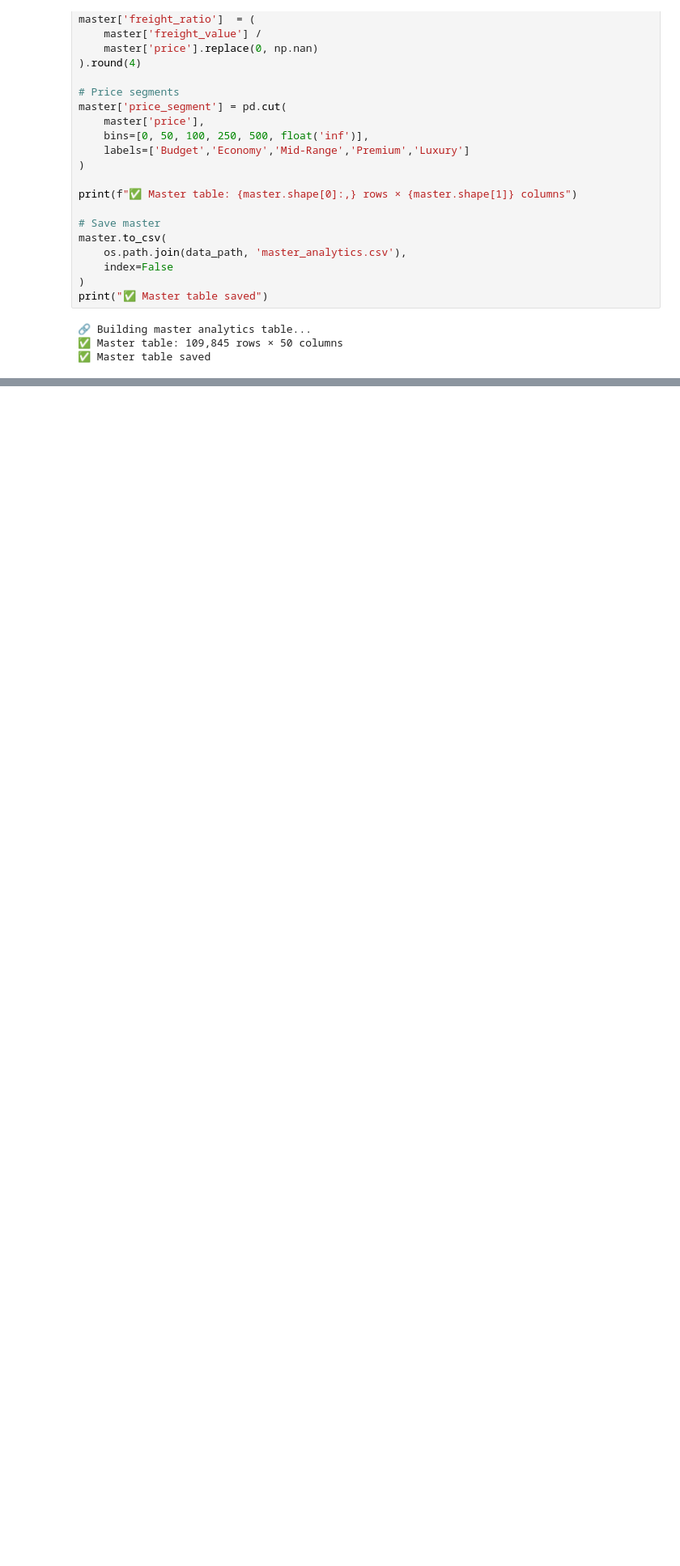
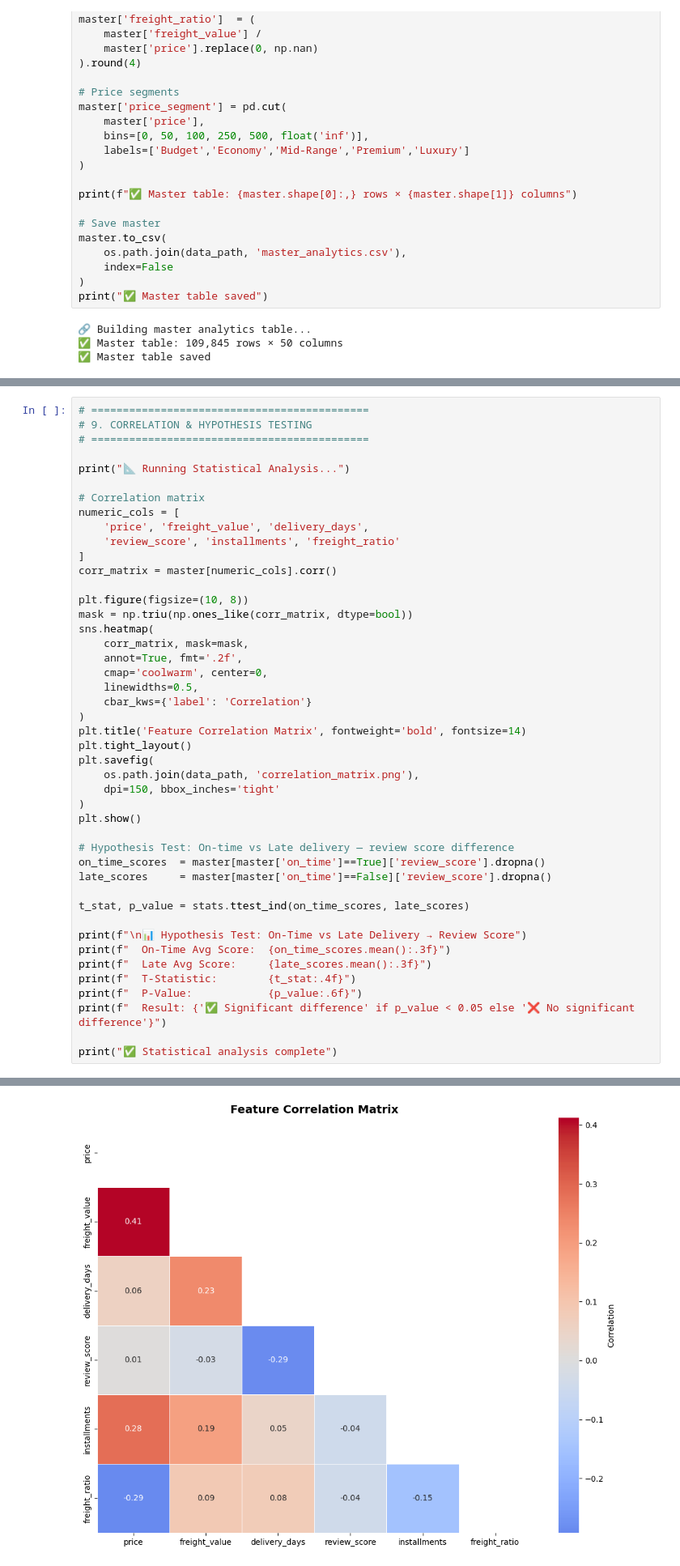
Before and after one commit to rajshree23d/Ecommerce-data-analysis, a Jupyter notebook: Data_profiling.ipynb, the cells around one changed output, grey strips where cells are left out. Shown at 81% size. Cells and saved outputs as stored; diff of their text form; blank space fills up the shorter version.

```diff
--- a/Data_profiling.ipynb
+++ b/Data_profiling.ipynb
@@ -344,0 +716,46 @@ print("✅ Master table saved")
+# %%
+# ============================================
+# 9. CORRELATION & HYPOTHESIS TESTING
+# ============================================
+
+print("📐 Running Statistical Analysis...")
+
+# Correlation matrix
+numeric_cols = [
+    'price', 'freight_value', 'delivery_days',
+    'review_score', 'installments', 'freight_ratio'
+]
+corr_matrix = master[numeric_cols].corr()
+
+plt.figure(figsize=(10, 8))
+mask = np.triu(np.ones_like(corr_matrix, dtype=bool))
+sns.heatmap(
+    corr_matrix, mask=mask,
+    annot=True, fmt='.2f',
+    cmap='coolwarm', center=0,
+    linewidths=0.5,
+    cbar_kws={'label': 'Correlation'}
+)
+plt.title('Feature Correlation Matrix', fontweight='bold', fontsize=14)
+plt.tight_layout()
+plt.savefig(
+    os.path.join(data_path, 'correlation_matrix.png'),
+    dpi=150, bbox_inches='tight'
+)
+plt.show()
+
+# Hypothesis Test: On-time vs Late delivery — review score difference
+on_time_scores  = master[master['on_time']==True]['review_score'].dropna()
+late_scores     = master[master['on_time']==False]['review_score'].dropna()
+
+t_stat, p_value = stats.ttest_ind(on_time_scores, late_scores)
+
+print(f"\n📊 Hypothesis Test: On-Time vs Late Delivery → Review Score")
+print(f"  On-Time Avg Score:  {on_time_scores.mean():.3f}")
+print(f"  Late Avg Score:     {late_scores.mean():.3f}")
+print(f"  T-Statistic:        {t_stat:.4f}")
+print(f"  P-Value:            {p_value:.6f}")
+print(f"  Result: {'✅ Significant difference' if p_value < 0.05 else '❌ No significant difference'}")
+
+print("✅ Statistical analysis complete")
+# %% [output]
@@ -344,0 +763 @@ print("✅ Master table saved")
+[figure, added]
```
Also changed, not shown: parts of 7 cells of this notebook.
